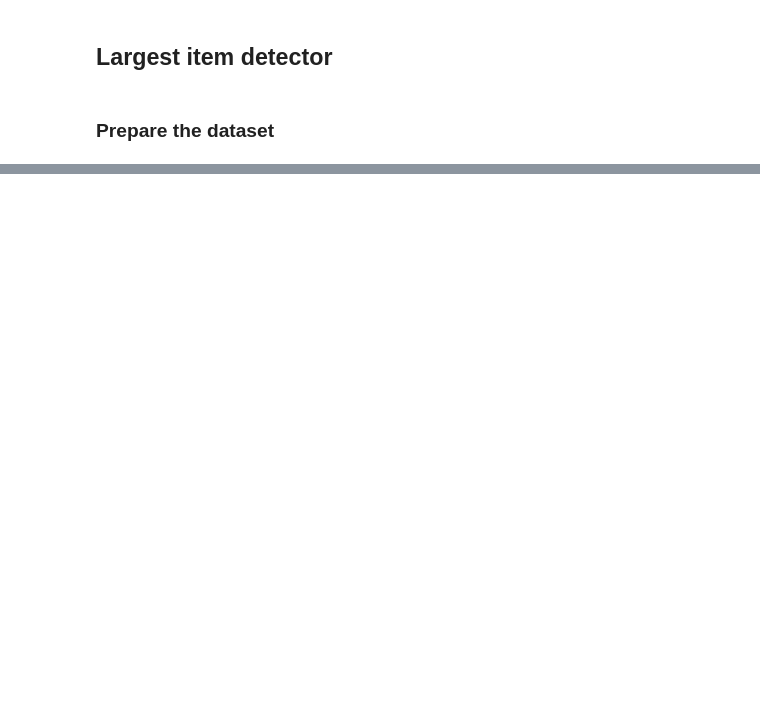
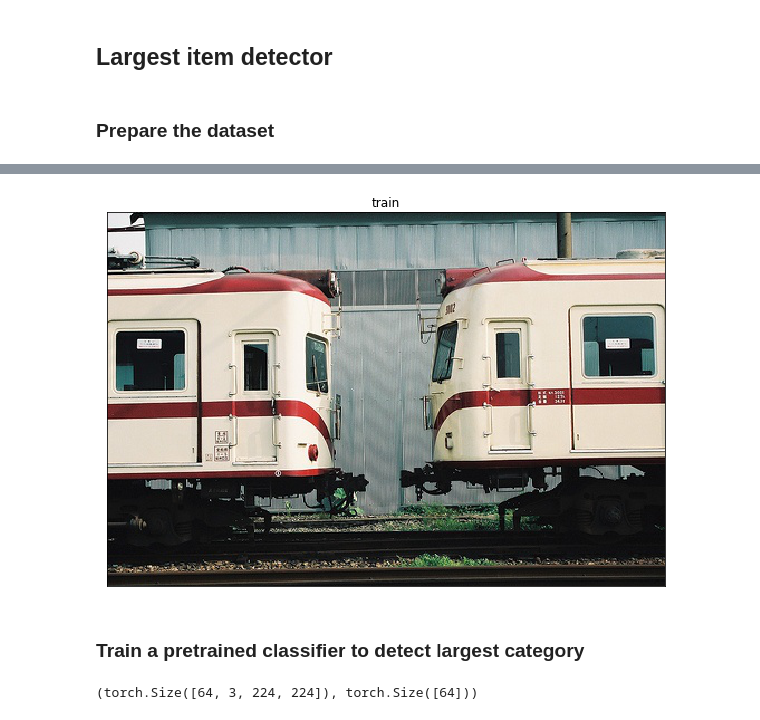
Before and after one commit to pandasambit15/fastai, a Jupyter notebook: courses/dl2/my-pascal.ipynb, the cells around one changed output, grey strips where cells are left out. Saved outputs shown, nothing was run; the diff lists cells and outputs as text; code cells hidden in the pictures; blank space fills up the shorter version.

```diff
--- a/courses/dl2/my-pascal.ipynb
+++ b/courses/dl2/my-pascal.ipynb
@@ -236,0 +258,4 @@ def get_largest(anns):
+# %%
+# Convert it to whatever fastai from csv wants to see.
+# For now we want just the category
+train_cat_lrg = {i: v[1] for i,v in train_annos_lrg.items()}
@@ -236,0 +302,7 @@ def get_largest(anns):
+# %%
+# Save a csv file: first col = img fn. Second col cat
+df = pd.DataFrame(
+    {'fns': [train_fns[cont_idxs[i]] for i in range(len(cont_idxs))],
+     'cat': [cats[train_cat_lrg[cont_idxs[i]]] for i in range(len(cont_idxs))]},
+    columns=['fns', 'cat']
+)
@@ -236,0 +321,8 @@ def get_largest(anns):
+# %%
+idx = 9
+ax = show_img(Image.open(IMG_PATH/df['fns'][idx]))
+ax.set_title(df['cat'][idx]);
+# %% [output]
+[figure, added]
+# %% [markdown]
+### Train a pretrained classifier to detect largest category
@@ -236,0 +339,4 @@ def get_largest(anns):
+# %%
+x.size(), y.size()
+# %% [output]
+(torch.Size([64, 3, 224, 224]), torch.Size([64]))
```
Also changed, not shown: parts of 98 cells of this notebook.
